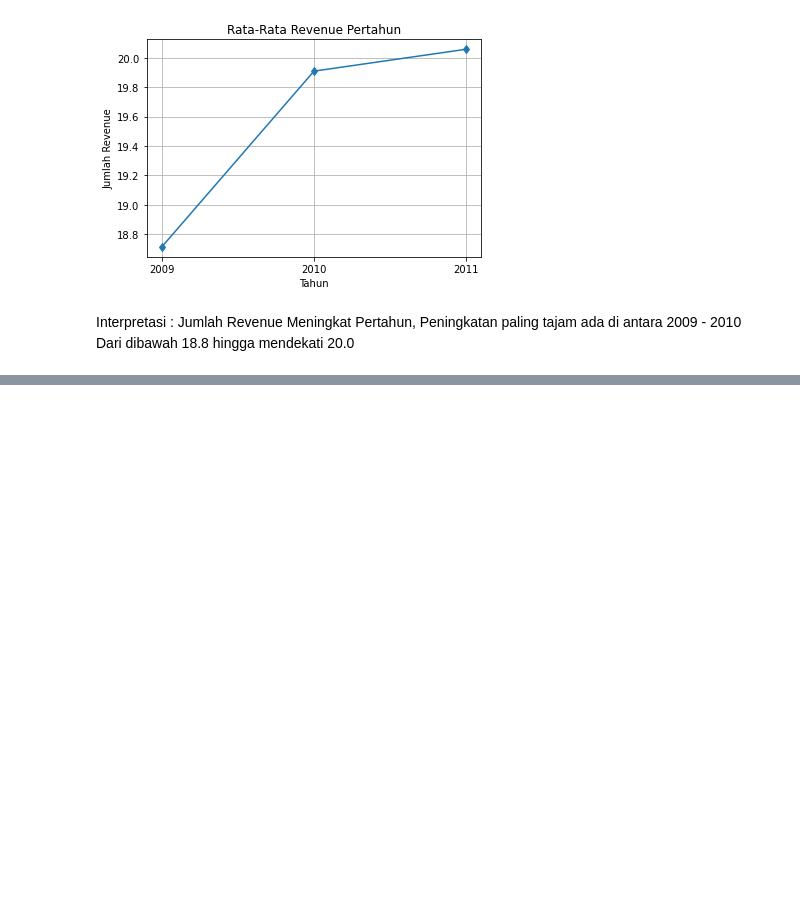
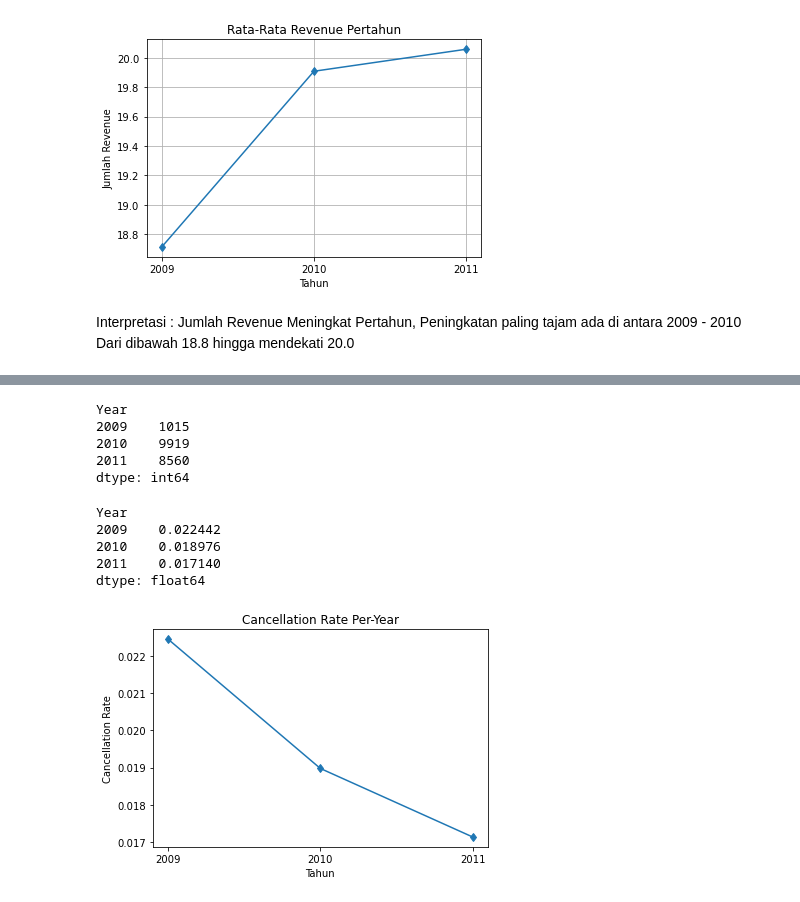
Before and after one commit to UvoChrollo/Pythonista, a Jupyter notebook: Notebook/Others/Rakamin Homework.ipynb, the cells around one changed output, grey strips where cells are left out. Drawn from its saved outputs; the diff is of its cells as text; code cells hidden in the pictures; blank space fills up the shorter version.

```diff
--- a/Notebook/Others/Rakamin Homework.ipynb
+++ b/Notebook/Others/Rakamin Homework.ipynb
@@ -147,0 +210,3 @@ Interpretasi : Jumlah Revenue Meningkat Pertahun, Peningkatan paling tajam ada d
+# %%
+ovall = online_retail_II.groupby('Year').size()
+print(ovall)
@@ -147,0 +219,3 @@ Interpretasi : Jumlah Revenue Meningkat Pertahun, Peningkatan paling tajam ada d
+# %%
+cancel = online_retail_II.loc[online_retail_II['Invoice'].str.startswith('C')]
+cancel.head()
@@ -147,0 +229,27 @@ Interpretasi : Jumlah Revenue Meningkat Pertahun, Peningkatan paling tajam ada d
+# %%
+can = cancel.groupby('Year').size()
+print(can)
+# %% [output]
+Year
+2009    1015
+2010    9919
+2011    8560
+dtype: int64
+# %%
+can_rate = can / ovall
+print(can_rate)
+# %% [output]
+Year
+2009    0.022442
+2010    0.018976
+2011    0.017140
+dtype: float64
+# %%
+can_rate.plot(kind='line',marker='d')
+plt.title("Cancellation Rate Per-Year")
+plt.xlabel("Tahun")
+plt.ylabel("Cancellation Rate")
+plt.xticks([2009,2010,2011])
+plt.show()
+# %% [output]
+[figure, added]
```
Also changed, not shown: parts of 17 cells of this notebook.
